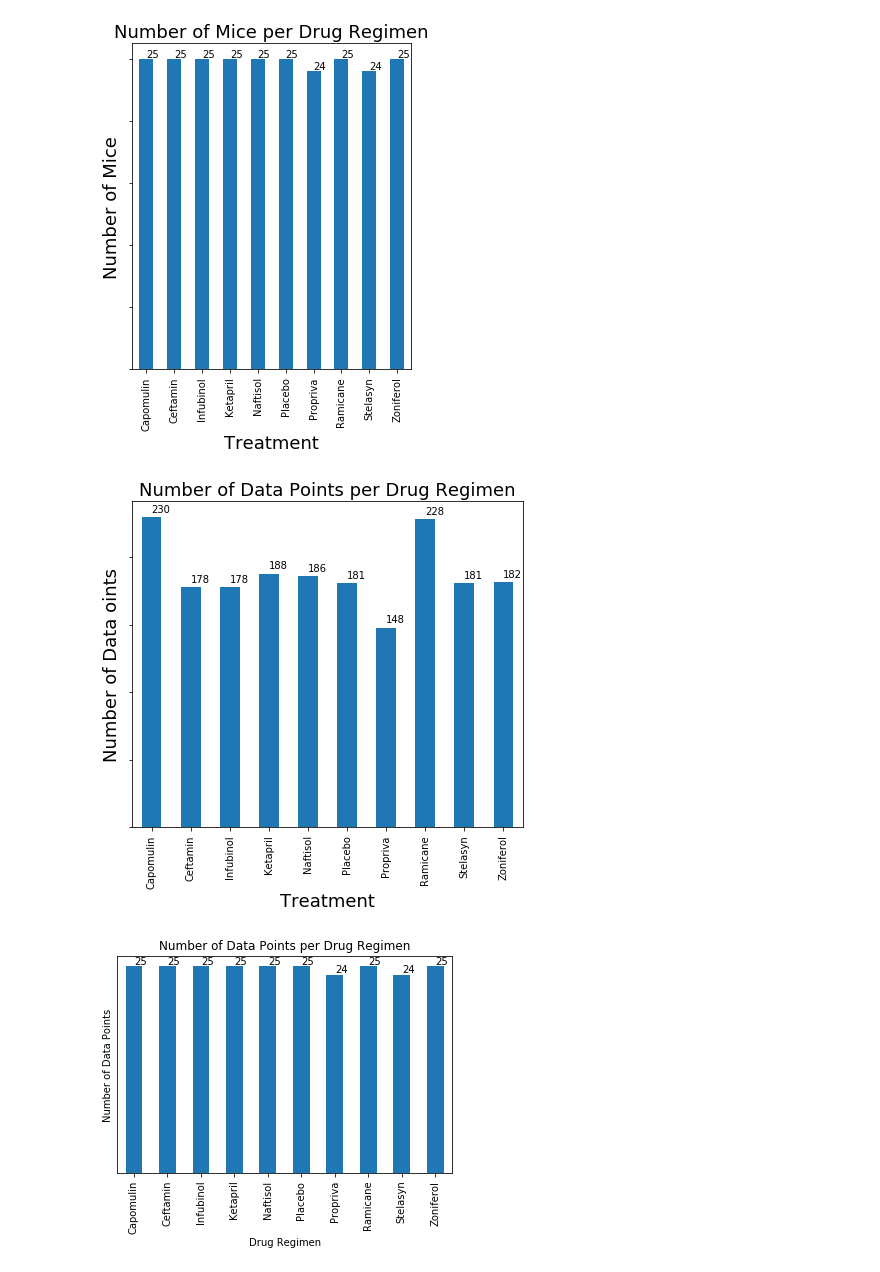
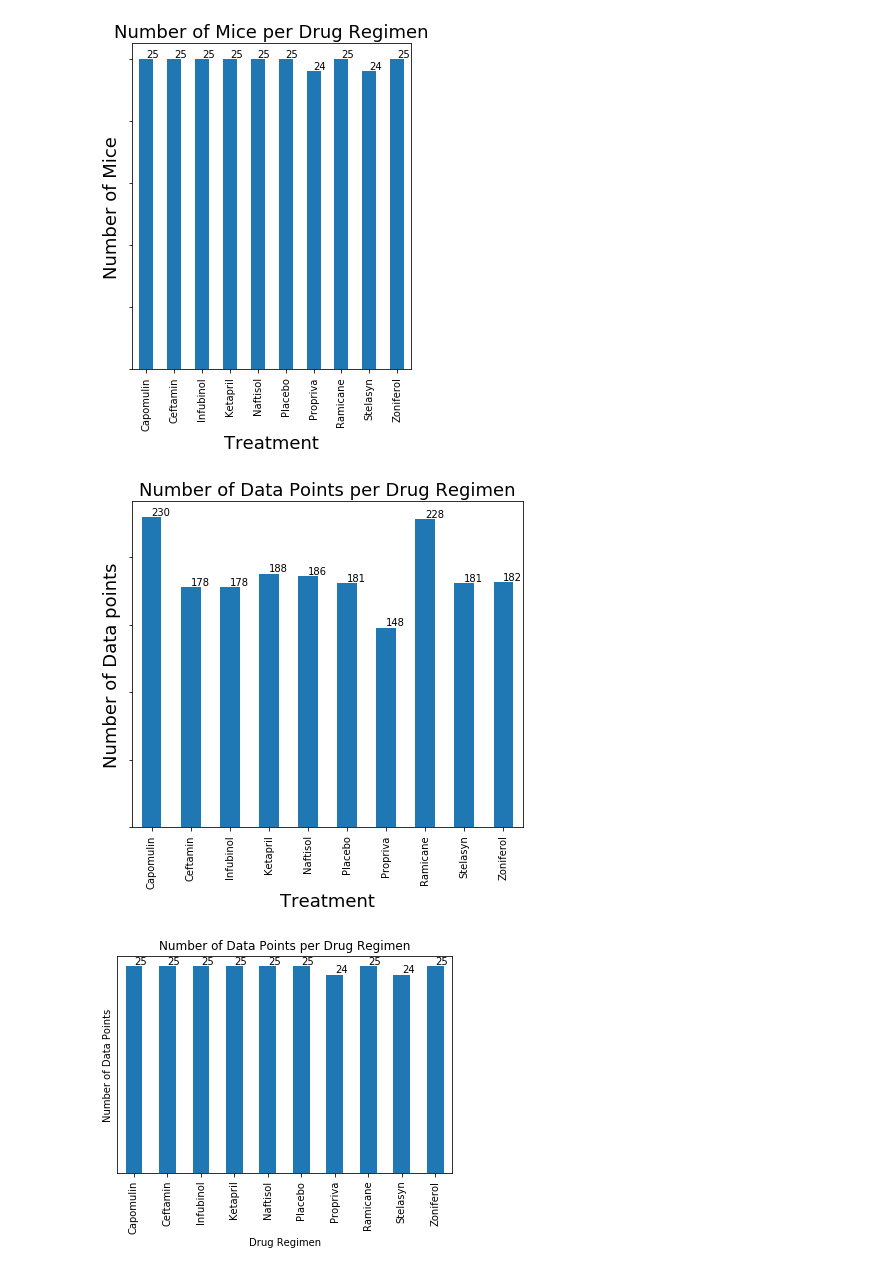
Before and after one commit to blt1339/matplotlib-challenge, a Jupyter notebook: Pymaceuticals/pymaceuticals.ipynb, the cells around one changed output. Drawn from its saved outputs; the diff is of its cells as text; code cells hidden in the pictures.

```diff
--- a/Pymaceuticals/pymaceuticals.ipynb
+++ b/Pymaceuticals/pymaceuticals.ipynb
@@ -177,18 +177,18 @@ for index,value in enumerate(no_mice_data):
 # %%
 # Generate a bar plot showing the total number of mice for each treatment throughout the course of the study using pandas.
 no_mice_data = cleaned_combined_mouse_df.groupby("Drug Regimen")['Timepoint'].count()
 
 no_mice_bar = no_mice_data.plot(kind='bar',figsize=(7,6))
 no_mice_bar.set_title("Number of Data Points per Drug Regimen", fontsize=18)
 no_mice_bar.set_xlabel("Treatment", fontsize=18)
-no_mice_bar.set_ylabel("Number of Data oints", fontsize=18);
+no_mice_bar.set_ylabel("Number of Data points", fontsize=18);
 no_mice_bar.set_yticklabels([])
 
 # Place the value on top of each Drug Regimen
 for index,value in enumerate(no_mice_data):
     no_mice_bar.annotate(value,(index, value), xytext=(0, 2),textcoords='offset points')
 # %% [output]
-[figure, old version]
+[figure, new version]
 # %%
 # Generate a bar plot showing the total number of mice for each treatment throughout the course of the study using pyplot.
 no_mice_data = cleaned_combined_mouse_df.groupby("Drug Regimen").nunique()['Mouse ID']
```
Also changed, not shown: parts of 2 cells of this notebook.
